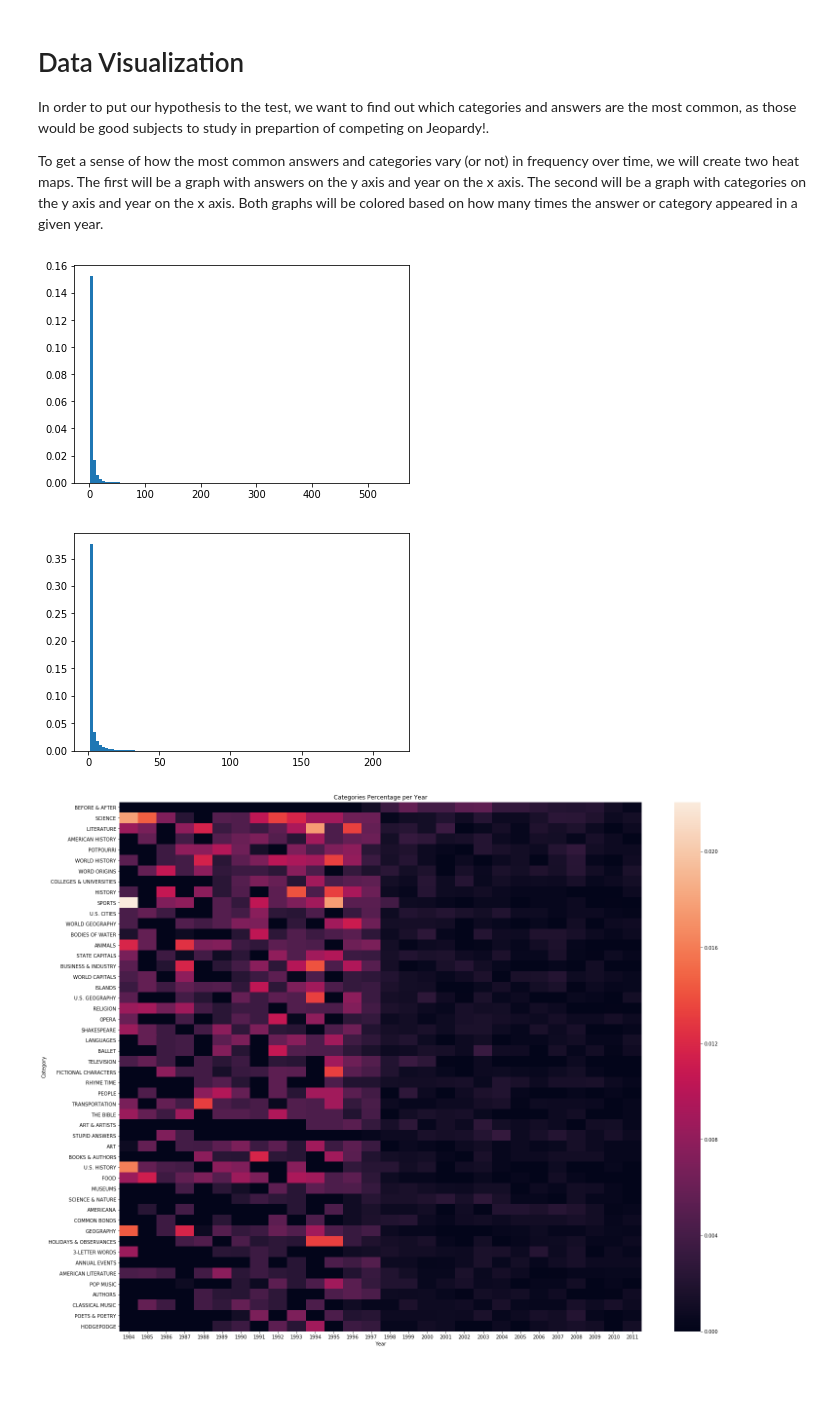
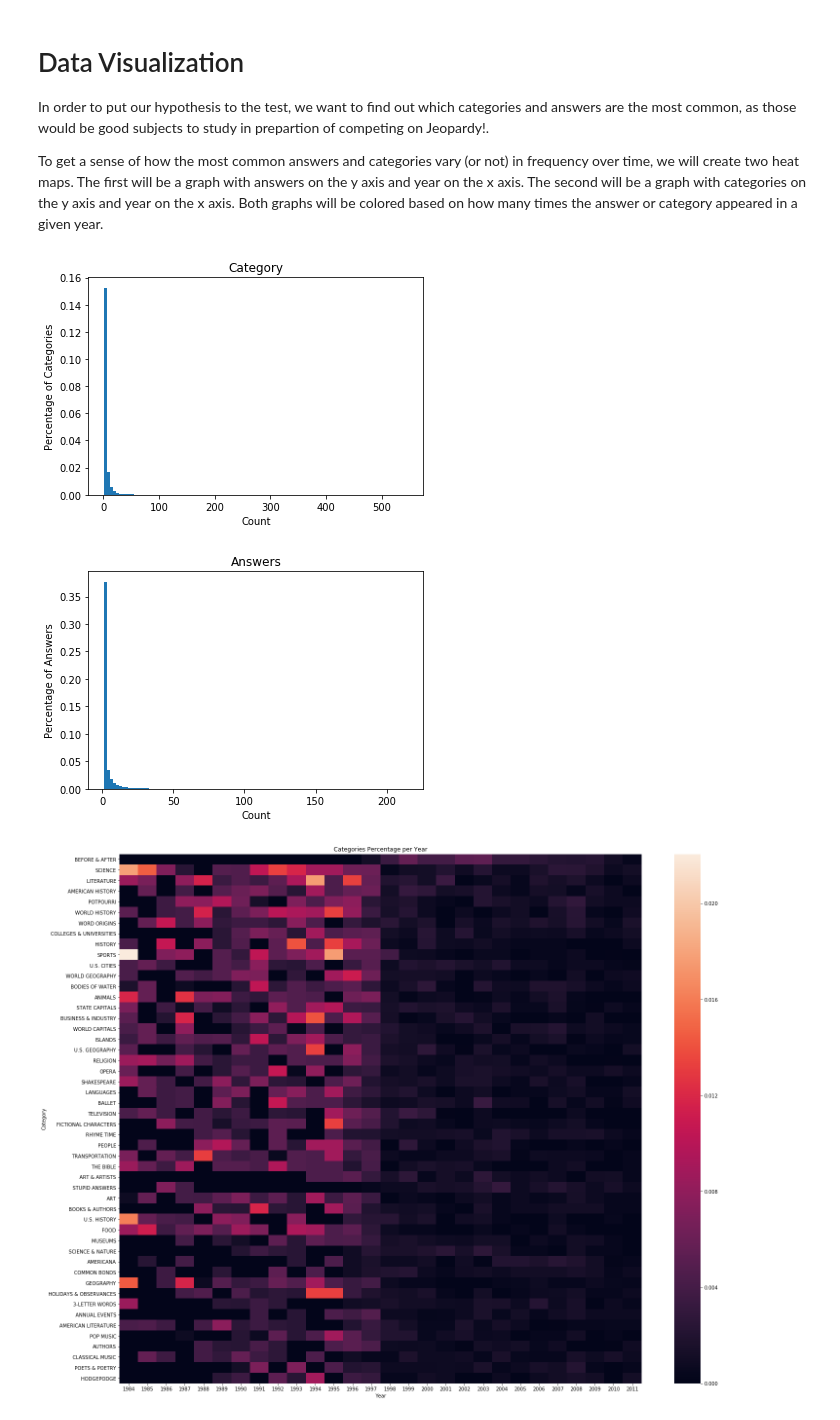
Before and after one commit to brn016/Projects, a Jupyter notebook: Jeopardy Project.ipynb, the cells around one changed output. Drawn from its saved outputs; the diff is of its cells as text; code cells hidden in the pictures; blank space fills up the shorter version.

```diff
--- a/Jeopardy Project.ipynb
+++ b/Jeopardy Project.ipynb
@@ -148,22 +148,28 @@ maxYear = int(dfClean['year'].max())
 # %%
 # Figure 1
 # A histogram showing the percantage of the total number of categories that have a certain number of questions
 
 allCatCounts = dfClean['category'].value_counts()
 fig1 = plt.gcf()
+plt.title('Category')
+plt.ylabel('Percentage of Categories')
+plt.xlabel('Count')
 plt.hist(allCatCounts, normed=True, bins=100)
 plt.show()
 # %% [output]
-[figure, old version]
+[figure, new version]
 # %%
 # Figure 2
 
 allAnswerCounts = dfClean['answer'].value_counts()
 fig2 = plt.gcf()
+plt.title('Answers')
+plt.ylabel('Percentage of Answers')
+plt.xlabel('Count')
 plt.hist(allAnswerCounts, normed=True, bins=100)
 plt.show()
 # %% [output]
-[figure, old version]
+[figure, new version]
 # %%
 catTop = dfClean['category'].value_counts()[:50]
 # %%
```
Also changed, not shown: parts of 30 cells of this notebook.
